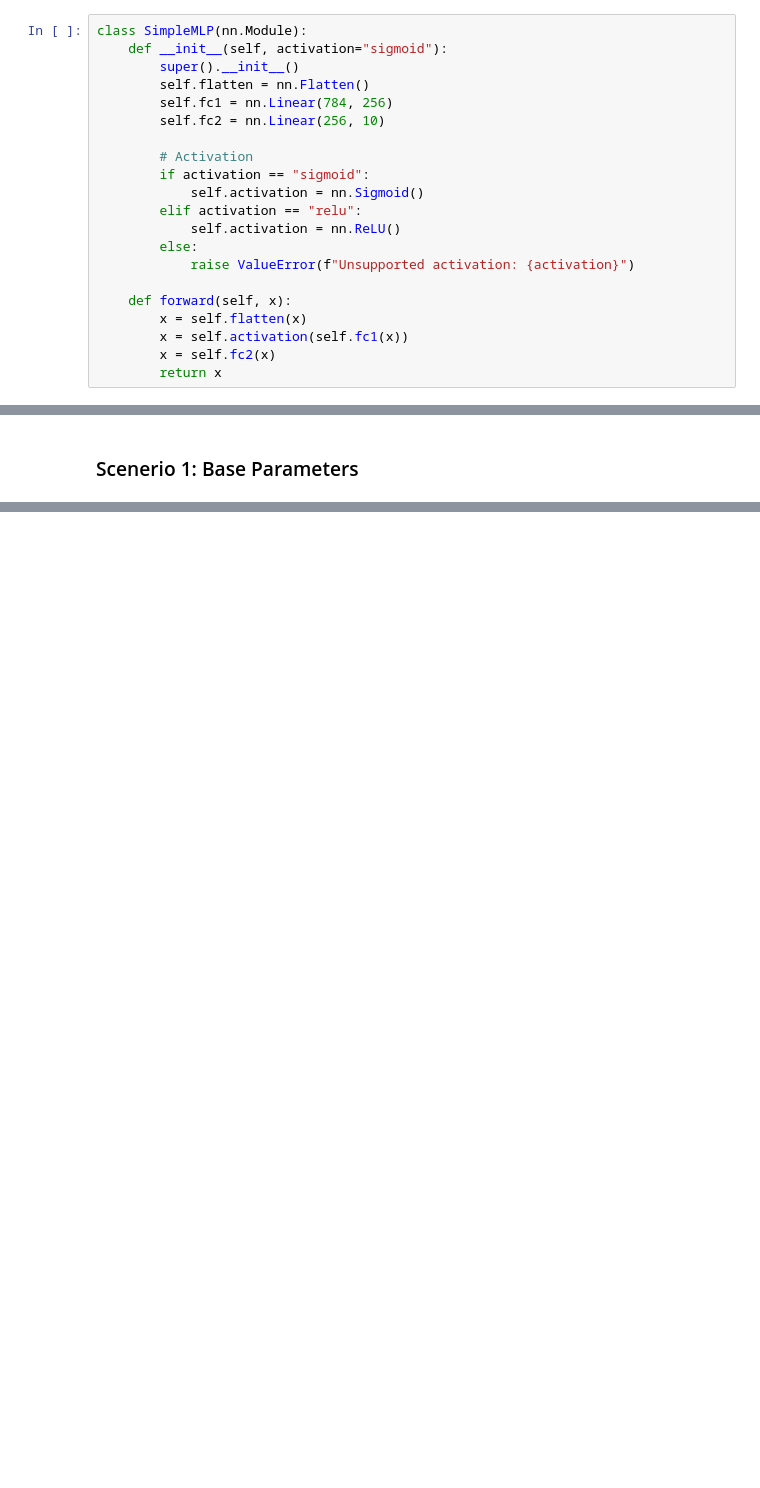
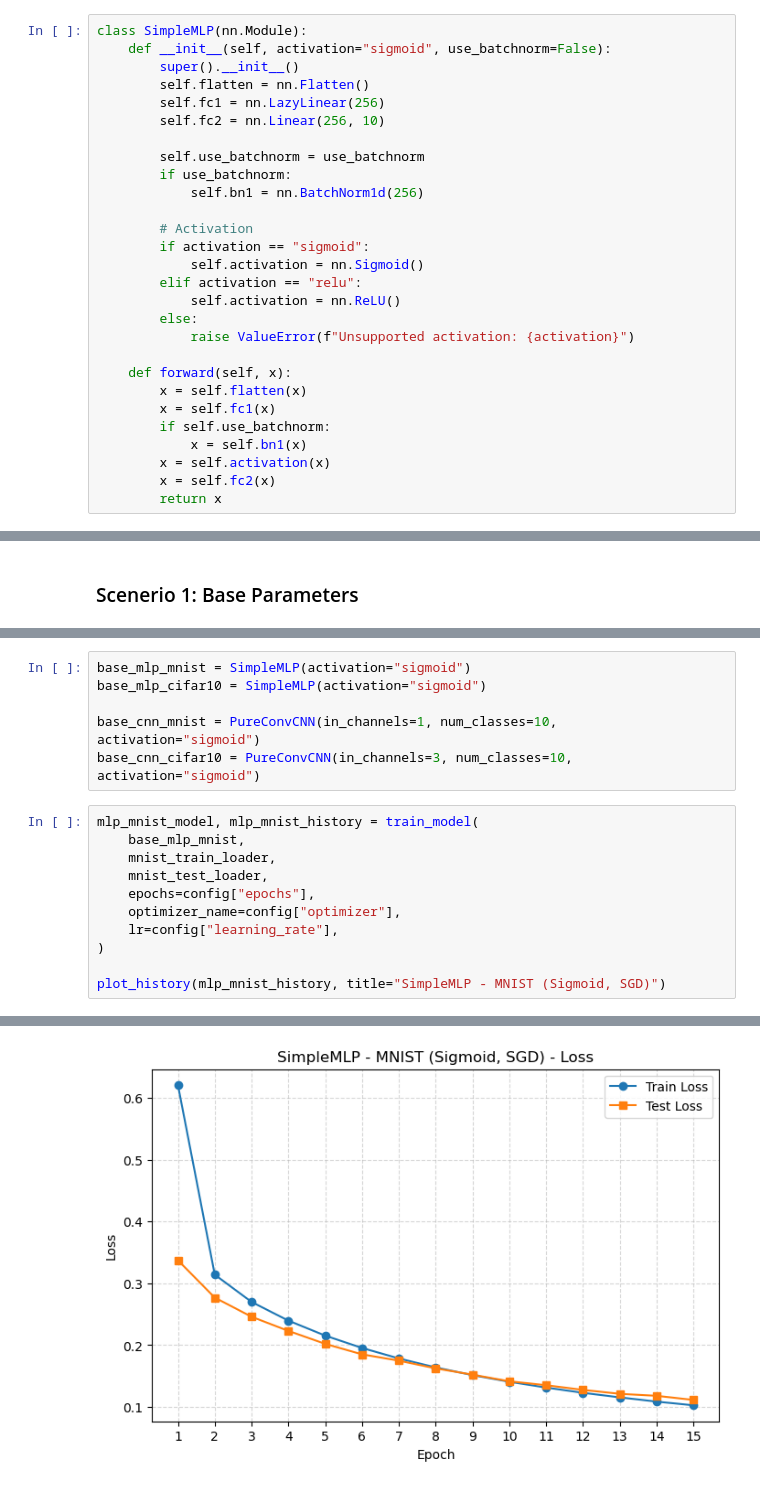
Before and after one commit to allanli608/Intro-to-Deep-Learning, a Jupyter notebook: a3/a3.ipynb, the cells around one changed output, grey strips where cells are left out. Drawn from its saved outputs; the diff is of its cells as text; blank space fills up the shorter version.

```diff
--- a/a3/a3.ipynb
+++ b/a3/a3.ipynb
@@ -13,11 +13,15 @@ import numpy as np
 ### MLP
 # %%
 class SimpleMLP(nn.Module):
-    def __init__(self, activation="sigmoid"):
+    def __init__(self, activation="sigmoid", use_batchnorm=False):
         super().__init__()
         self.flatten = nn.Flatten()
-        self.fc1 = nn.Linear(784, 256)
+        self.fc1 = nn.LazyLinear(256)
         self.fc2 = nn.Linear(256, 10)
+
+        self.use_batchnorm = use_batchnorm
+        if use_batchnorm:
+            self.bn1 = nn.BatchNorm1d(256)
 
         # Activation
         if activation == "sigmoid":
@@ -29,7 +33,10 @@ class SimpleMLP(nn.Module):
 
     def forward(self, x):
         x = self.flatten(x)
-        x = self.activation(self.fc1(x))
+        x = self.fc1(x)
+        if self.use_batchnorm:
+            x = self.bn1(x)
+        x = self.activation(x)
         x = self.fc2(x)
         return x
 # %%
@@ -273,2 +359,20 @@ print(
 # Optimizer: SGD; Learning rate: 0.05; BatchSize: 64; Epochs: 15; Loss function: CrossEntropyLoss
 config = {"learning_rate": 0.05, "epochs": 15, "optimizer": "sgd"}
+# %%
+base_mlp_mnist = SimpleMLP(activation="sigmoid")
+base_mlp_cifar10 = SimpleMLP(activation="sigmoid")
+
+base_cnn_mnist = PureConvCNN(in_channels=1, num_classes=10, activation="sigmoid")
+base_cnn_cifar10 = PureConvCNN(in_channels=3, num_classes=10, activation="sigmoid")
+# %%
+mlp_mnist_model, mlp_mnist_history = train_model(
+    base_mlp_mnist,
+    mnist_train_loader,
+    mnist_test_loader,
+    epochs=config["epochs"],
+    optimizer_name=config["optimizer"],
+    lr=config["learning_rate"],
+)
+
+plot_history(mlp_mnist_history, title="SimpleMLP - MNIST (Sigmoid, SGD)")
+# %% [output]
@@ -274,0 +396 @@ config = {"learning_rate": 0.05, "epochs": 15, "optimizer": "sgd"}
+[figure, added]
```
Also changed, not shown: parts of 30 cells of this notebook.
